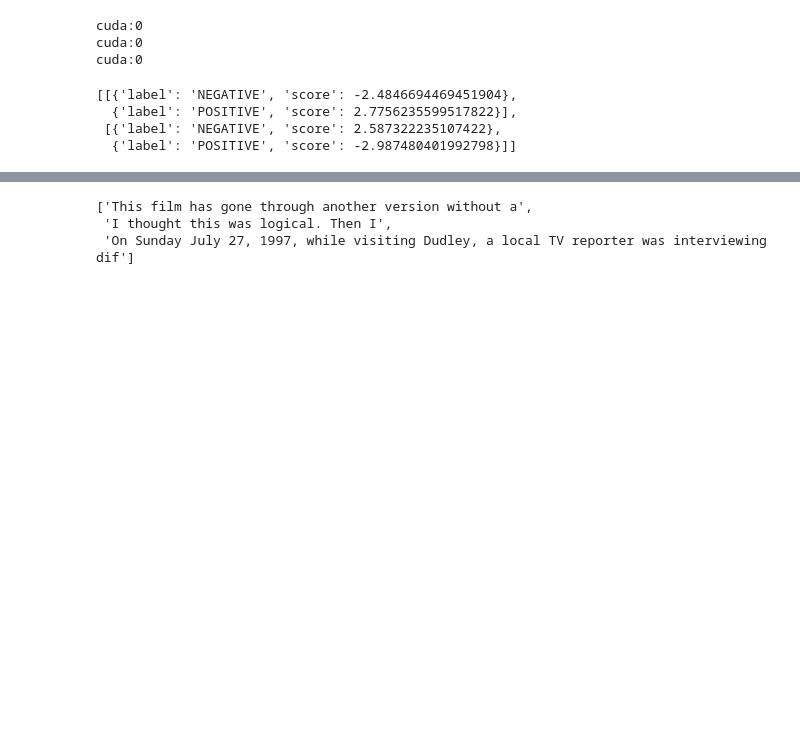
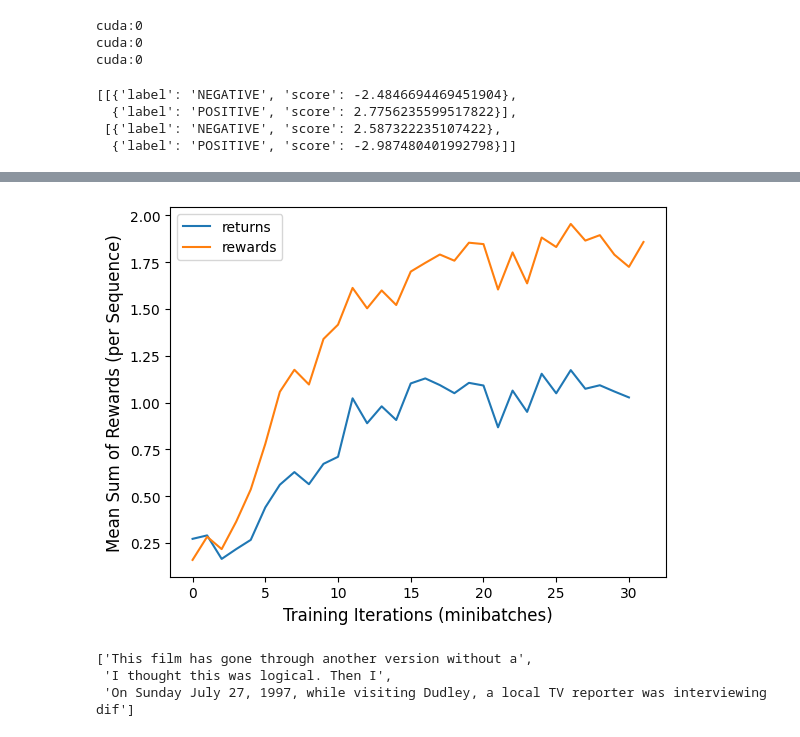
Before and after one commit to clam004/minichatgpt, a Jupyter notebook: notebooks/part_3_tutorial.ipynb, the cells around one changed output, grey strips where cells are left out. Cells and saved outputs as stored; diff of their text form; code cells hidden in the pictures; blank space fills up the shorter version.

```diff
--- a/notebooks/part_3_tutorial.ipynb
+++ b/notebooks/part_3_tutorial.ipynb
@@ -184,11 +176,13 @@ KeyboardInterrupt:
 # %%
 plt.figure()
 plt.xlabel('Training Iterations (minibatches)', fontsize=12)
 plt.ylabel('Mean Sum of Rewards (per Sequence)', fontsize=12)
-#plt.plot(returns_list, label='returns')
+plt.plot(returns_list, label='returns')
 plt.plot(rewards_list, label='rewards')
 plt.legend()
 plt.show()
+# %% [output]
+[figure, added]
 # %%
 texts[::100]
 # %% [output]
```
Also changed, not shown: parts of 2 cells of this notebook.
